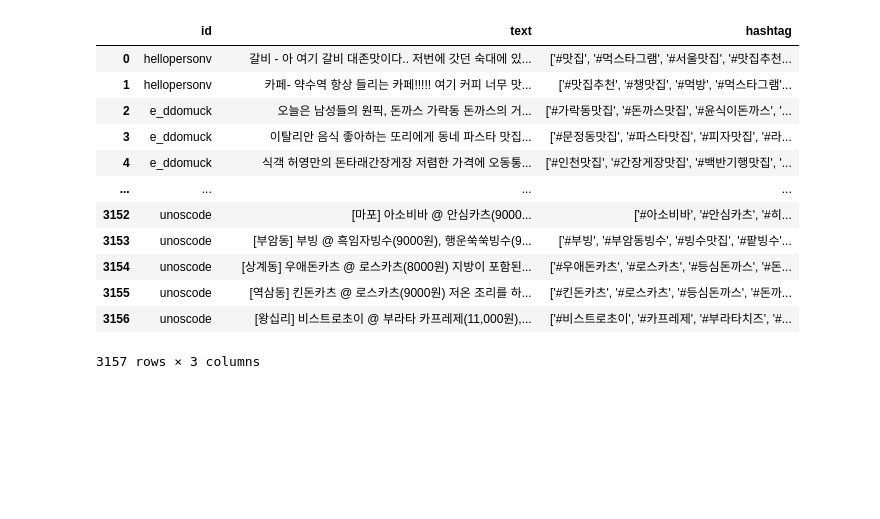
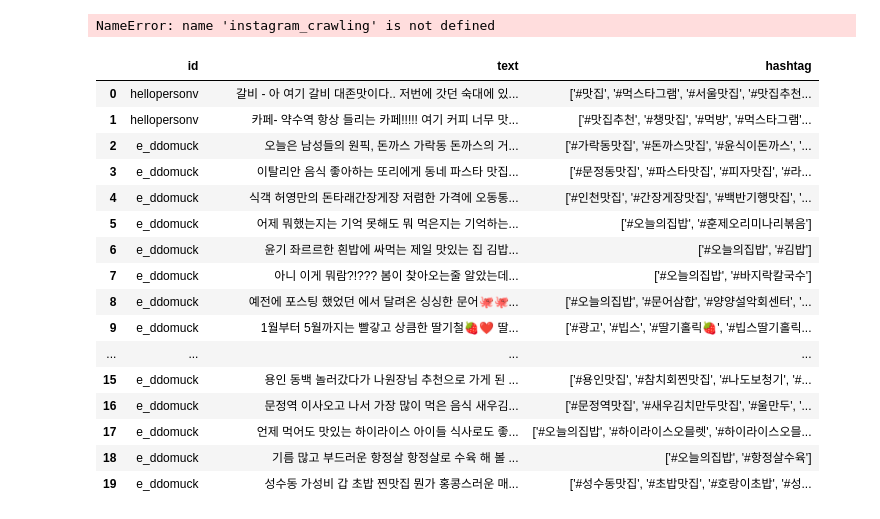
Before and after one commit to forestinblue/LDA-TopicModeling-Instagram-Food-Feeds, a Jupyter notebook: NLP_Instagram_food_review.ipynb, the cells around one changed output. Drawn from its saved outputs; the diff is of its cells as text; code cells hidden in the pictures; blank space fills up the shorter version.

```diff
--- a/NLP_Instagram_food_review.ipynb
+++ b/NLP_Instagram_food_review.ipynb
@@ -1,18 +1,27 @@
+# %%
+
+instagram_crawling
+# %% [output]
+NameError: name 'instagram_crawling' is not defined
 # %%
 import pandas as pd
 instagram_crawling =pd.read_csv('C:/Users/junseok/Downloads/instagram_crawling.csv')
-instagram_crawling
+instagram_crawling[0:20]
 # %% [output]
 |  | id | text | hashtag |
 | 0 | hellopersonv | 갈비 - 아 여기 갈비 대존맛이다.. 저번에 갓던 숙대에 있... | ['#맛집', '#먹스타그램', '#서울맛집', '#맛집추천... |
 | 1 | hellopersonv | 카페- 약수역 항상 들리는 카페!!!!! 여기 커피 너무 맛... | ['#맛집추천', '#챙맛집', '#먹방', '#먹스타그램'... |
 | 2 | e_ddomuck | ⠀ ⠀ ⠀ 오늘은 남성들의 원픽, 돈까스 가락동 돈까스의 거... | ['#가락동맛집', '#돈까스맛집', '#윤식이돈까스', '... |
 | 3 | e_ddomuck | ⠀ ⠀ ⠀ 이탈리안 음식 좋아하는 또리에게 동네 파스타 맛집... | ['#문정동맛집', '#파스타맛집', '#피자맛집', '#라... |
 | 4 | e_ddomuck | ⠀ ⠀ ⠀ 식객 허영만의 돈타래간장게장 저렴한 가격에 오동통... | ['#인천맛집', '#간장게장맛집', '#백반기행맛집', '... |
+| 5 | e_ddomuck | ⠀ ⠀ ⠀ 어제 뭐했는지는 기억 못해도 뭐 먹은지는 기억하는... | ['#오늘의집밥', '#훈제오리미나리볶음'] |
+| 6 | e_ddomuck | ⠀ ⠀ ⠀ 윤기 좌르르한 흰밥에 싸먹는 제일 맛있는 집 김밥... | ['#오늘의집밥', '#김밥'] |
+| 7 | e_ddomuck | ⠀ ⠀ ⠀ 아니 이게 뭐람?!??? 봄이 찾아오는줄 알았는데... | ['#오늘의집밥', '#바지락칼국수'] |
+| 8 | e_ddomuck | ⠀ ⠀ ⠀ 예전에 포스팅 했었던 에서 달려온 싱싱한 문어🐙🐙... | ['#오늘의집밥', '#문어삼합', '#양양설악회센터', '... |
+| 9 | e_ddomuck | ⠀ ⠀ ⠀ 1월부터 5월까지는 빨갛고 상큼한 딸기철🍓❤️ 딸... | ['#광고', '#빕스', '#딸기홀릭🍓', '#빕스딸기홀릭... |
 | ... | ... | ... | ... |
-| 3152 | unoscode | [마포] 아소비바 @ 안심카츠(9000... | ['#아소비바', '#안심카츠', '#히... |
-| 3153 | unoscode | [부암동] 부빙 @ 흑임자빙수(9000원), 행운쑥쑥빙수(9... | ['#부빙', '#부암동빙수', '#빙수맛집', '#팥빙수'... |
-| 3154 | unoscode | [상계동] 우애돈카츠 @ 로스카츠(8000원) 지방이 포함된... | ['#우애돈카츠', '#로스카츠', '#등심돈까스', '#돈... |
-| 3155 | unoscode | [역삼동] 킨돈카츠 @ 로스카츠(9000원) 저온 조리를 하... | ['#킨돈카츠', '#로스카츠', '#등심돈까스', '#돈까... |
-| 3156 | unoscode | [왕십리] 비스트로초이 @ 부라타 카프레제(11,000원),... | ['#비스트로초이', '#카프레제', '#부라타치즈', '#... |
+| 15 | e_ddomuck | ⠀ ⠀ ⠀ 용인 동백 놀러갔다가 나원장님 추천으로 가게 된 ... | ['#용인맛집', '#참치회찐맛집', '#나도보청기', '#... |
+| 16 | e_ddomuck | ⠀ ⠀ ⠀ 문정역 이사오고 나서 가장 많이 먹은 음식 새우김... | ['#문정역맛집', '#새우김치만두맛집', '#울만두', '... |
+| 17 | e_ddomuck | ⠀ ⠀ ⠀ 언제 먹어도 맛있는 하이라이스 아이들 식사로도 좋... | ['#오늘의집밥', '#하이라이스오믈렛', '#하이라이스오믈... |
+| 18 | e_ddomuck | ⠀ ⠀ ⠀ 기름 많고 부드러운 항정살 항정살로 수육 해 볼 ... | ['#오늘의집밥', '#항정살수육'] |
+| 19 | e_ddomuck | ⠀ ⠀ ⠀ 성수동 가성비 갑 초밥 찐맛집 뭔가 홍콩스러운 매... | ['#성수동맛집', '#초밥맛집', '#호랑이초밥', '#성... |
-3157 rows × 3 columns
```
Also changed, not shown: parts of 13 cells of this notebook.
